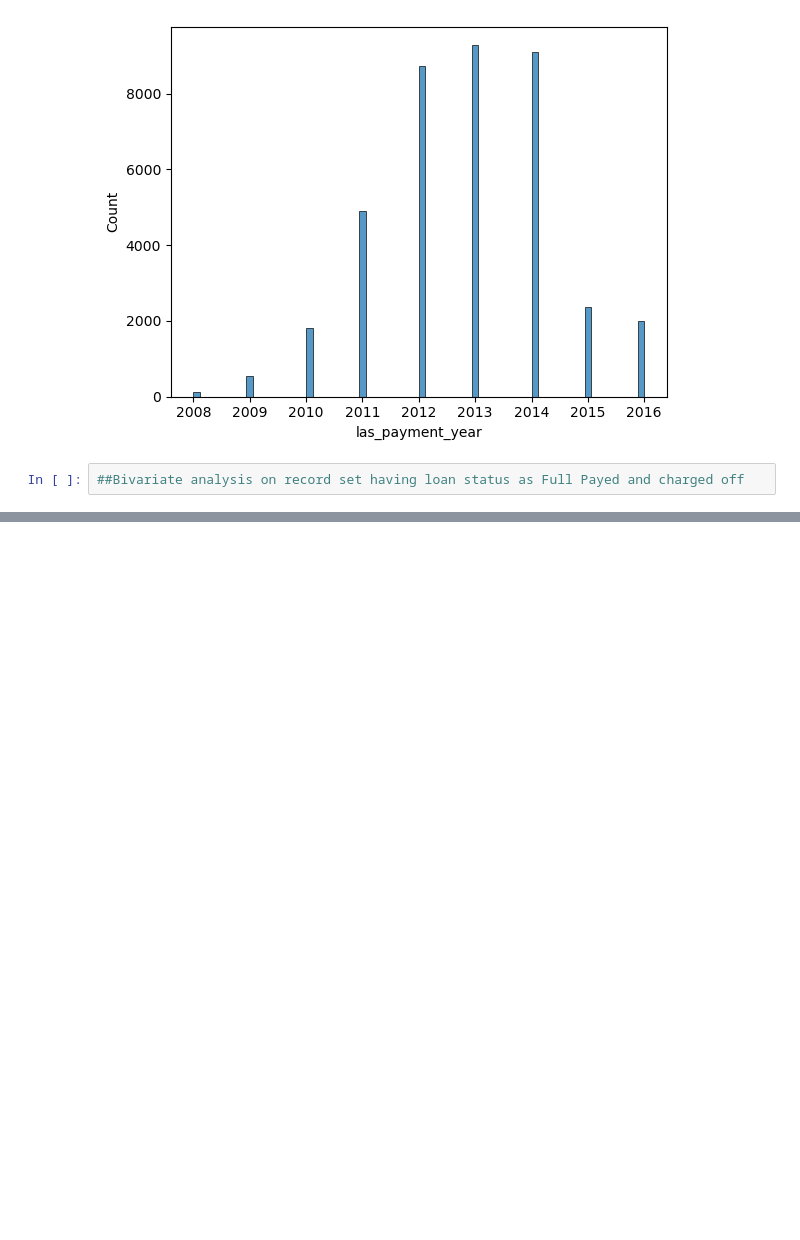
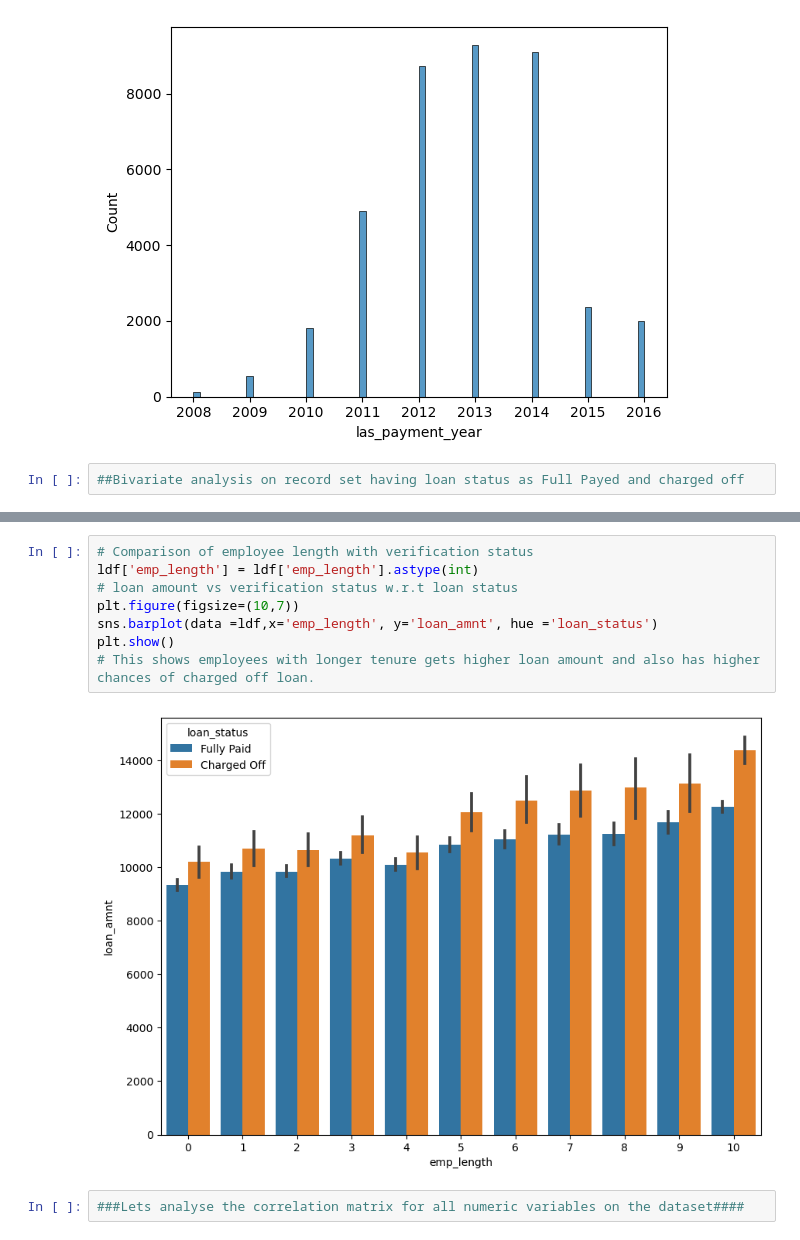
Before and after one commit to MT2012039/Lending_Club_Case_Study, a Jupyter notebook: Lending_case_study.ipynb, the cells around one changed output, grey strips where cells are left out. Drawn from its saved outputs; the diff is of its cells as text; blank space fills up the shorter version.

```diff
--- a/Lending_case_study.ipynb
+++ b/Lending_case_study.ipynb
@@ -724,0 +728,12 @@ plt.show()
+# %%
+# Comparison of employee length with verification status
+ldf['emp_length'] = ldf['emp_length'].astype(int)
+# loan amount vs verification status w.r.t loan status
+plt.figure(figsize=(10,7))
+sns.barplot(data =ldf,x='emp_length', y='loan_amnt', hue ='loan_status')
+plt.show()
+# This shows employees with longer tenure gets higher loan amount and also has higher chances of charged off loan.
+# %% [output]
+[figure, added]
+# %%
+###Lets analyse the correlation matrix for all numeric variables on the dataset####
```
Also changed, not shown: parts of 52 cells of this notebook.
